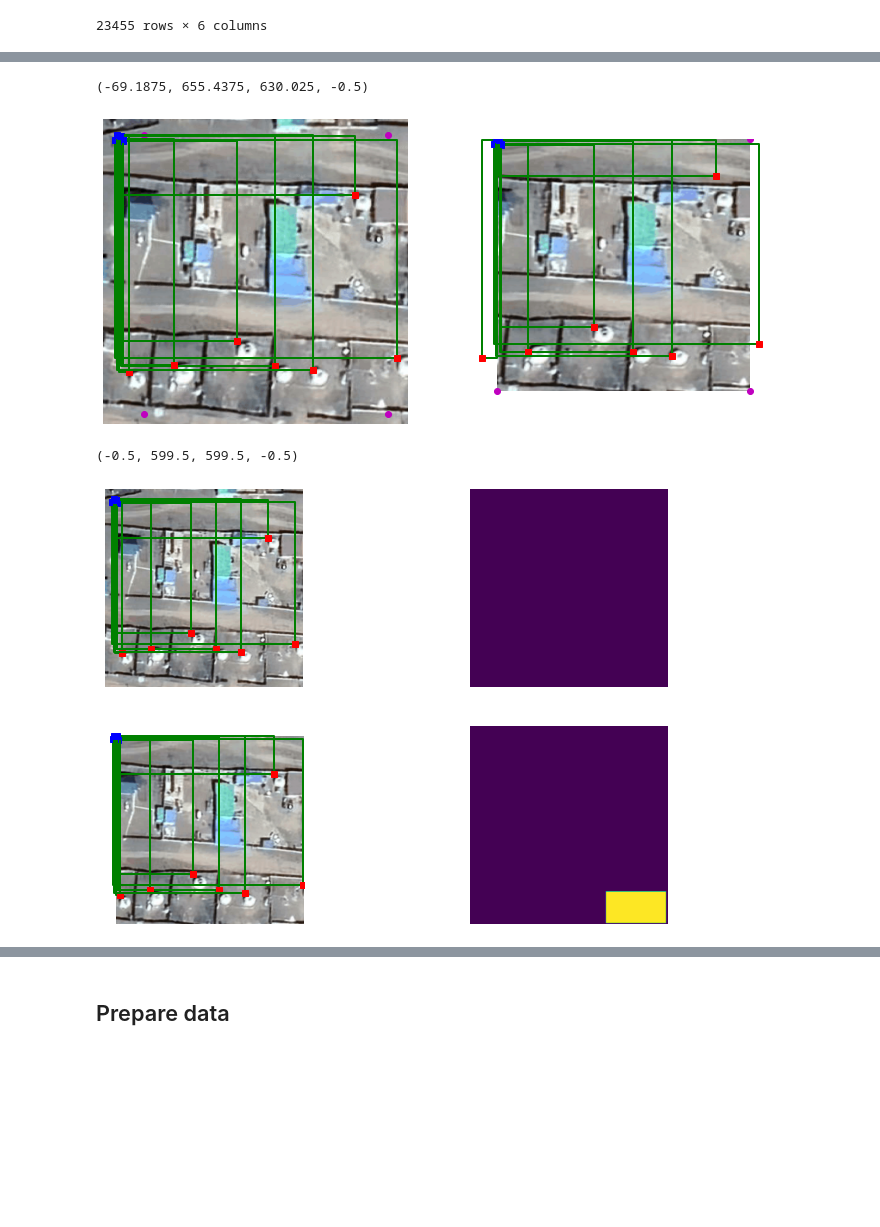
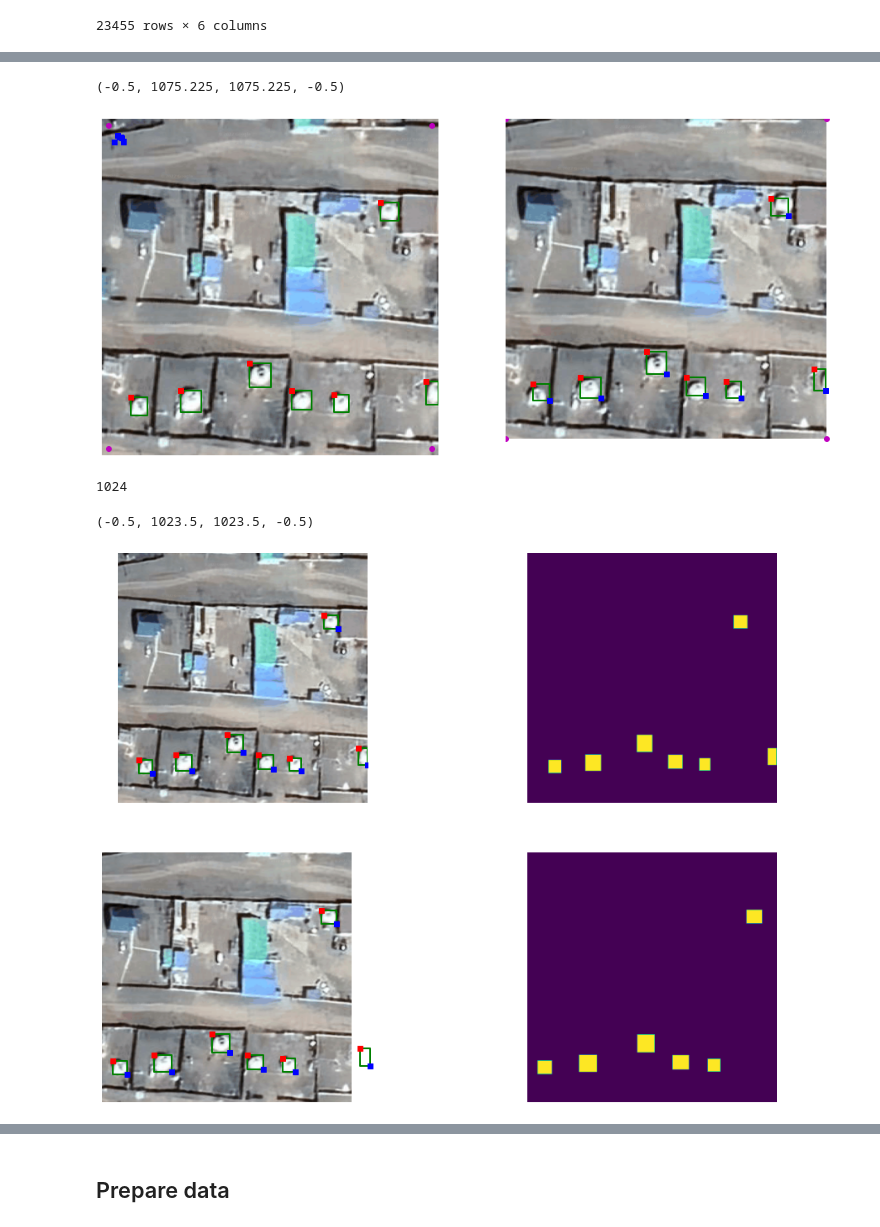
Before and after one commit to Nymbayar/Object-Detection-BB, a Jupyter notebook: notebooks/1.object_detection.ipynb, the cells around one changed output, grey strips where cells are left out. Cells and saved outputs as stored; diff of their text form; code cells hidden in the pictures; blank space fills up the shorter version.

```diff
--- a/notebooks/1.object_detection.ipynb
+++ b/notebooks/1.object_detection.ipynb
@@ -207,12 +191,18 @@ df
+# %%
+df['xmin'] = df['x_mod']
+df['xmax'] = df['xmin'] + df['width_mod']
+df['ymin'] = df['y_mod']
+df['ymax'] = df['ymin'] + df['height_mod']
 # %%
+
 #### Test translation and stretching augmentations
 
 name_str,img,bb_boxes = get_image_name(df,1,augmentation=False,trans_range=0,scale_range=0)
 img_mask =get_mask_seg(img,bb_boxes)
 
-tr_x1 = 80
-tr_y1 = 30
-tr_x2 = 40
+tr_x1 = 20
+tr_y1 = 20
+tr_x2 = 20
 tr_y2 = 20
 
 
@@ -237,7 +227,7 @@ dst = cv2.warpPerspective(img,M,(img.shape[1],img.shape[0]))
 dst = np.array(dst,dtype=np.uint8)
 
 
-plt.figure(figsize=(12,8))
+plt.figure(figsize=(16,10))
 plt.subplot(1,2,1)
 plt.imshow(img)
 plt.plot(p1[0],p1[1],'mo')
@@ -255,10 +245,10 @@ plt.axis('off')
 plt.subplot(1,2,2)
 plt.imshow(dst)
 bb_boxes1 = bb_boxes.copy(deep=True)
-bb_boxes1['x_mod'] = (bb_boxes['x_mod'] - p1[0])/(p2[0]-p1[0])*img.shape[1]
+bb_boxes1['x_mod'] = (bb_boxes['x_mod'] - p1[1])/(p2[1]-p1[1])*img.shape[0]
 bb_boxes1['y_mod'] = (bb_boxes['y_mod'] - p1[0])/(p2[0]-p1[0])*img.shape[1]
 bb_boxes1['width_mod'] = (bb_boxes['width_mod'] - p1[1])/(p3[1]-p1[1])*img.shape[0]
-bb_boxes1['height_mod'] = (bb_boxes['height_mod'] - p1[1])/(p3[1]-p1[1])*img.shape[0]
+bb_boxes1['height_mod'] = (bb_boxes['height_mod'] - p1[0])/(p3[0]-p1[0])*img.shape[1]
 plt.plot(0,0,'mo')
 plt.plot(img.shape[1],0,'mo')
 plt.plot(img.shape[1],img.shape[0],'mo')
@@ -267,37 +257,41 @@ plot_im_bbox(dst,bb_boxes1)
 
 plt.axis('off')
 # %% [output]
-(-69.1875, 655.4375, 630.025, -0.5)
+(-0.5, 1075.225, 1075.225, -0.5)
-[figure, old version]
+[figure, new version]
+# %%
+len(img_mask[0])
+# %% [output]
+1024
 # %%
 #### Test translation and stretching augmentations
 
 name_str,img,bb_boxes = get_image_name(df,1,augmentation=False)
 img_mask =get_mask_seg(img,bb_boxes)
 
-plt.figure(figsize=(12,8))
+plt.figure(figsize=(16,12))
 plt.subplot(2,2,1)
 plot_im_bbox(img,bb_boxes)
 
 plt.subplot(2,2,2)
 plt.imshow(img_mask[:,:,0])
 plt.axis('off')
 
 plt.subplot(2,2,3)
 #bb_boxes1 = bb_boxes.copy()
 dst,bb_boxes1 = stretch_image(img,bb_boxes,100)
 
 plt.imshow(dst)
 
 plot_im_bbox(dst,bb_boxes1)
 
 plt.subplot(2,2,4)
 img_mask2 =get_mask_seg(dst,bb_boxes1)
 plt.imshow(img_mask2[:,:,0])
 plt.axis('off')
 # %% [output]
-(-0.5, 599.5, 599.5, -0.5)
+(-0.5, 1023.5, 1023.5, -0.5)
-[figure, old version]
+[figure, new version]
 # %%
 ### Test translation and stretching augmentations
 
```
Also changed, not shown: parts of 29 cells of this notebook, 1 other file.
